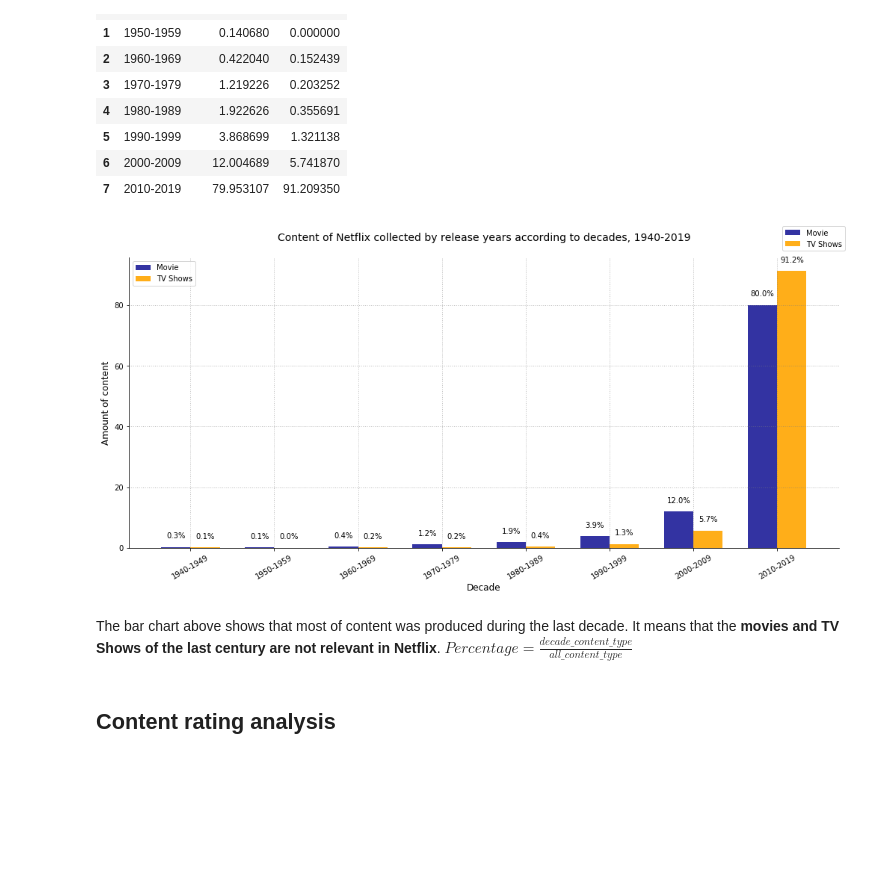
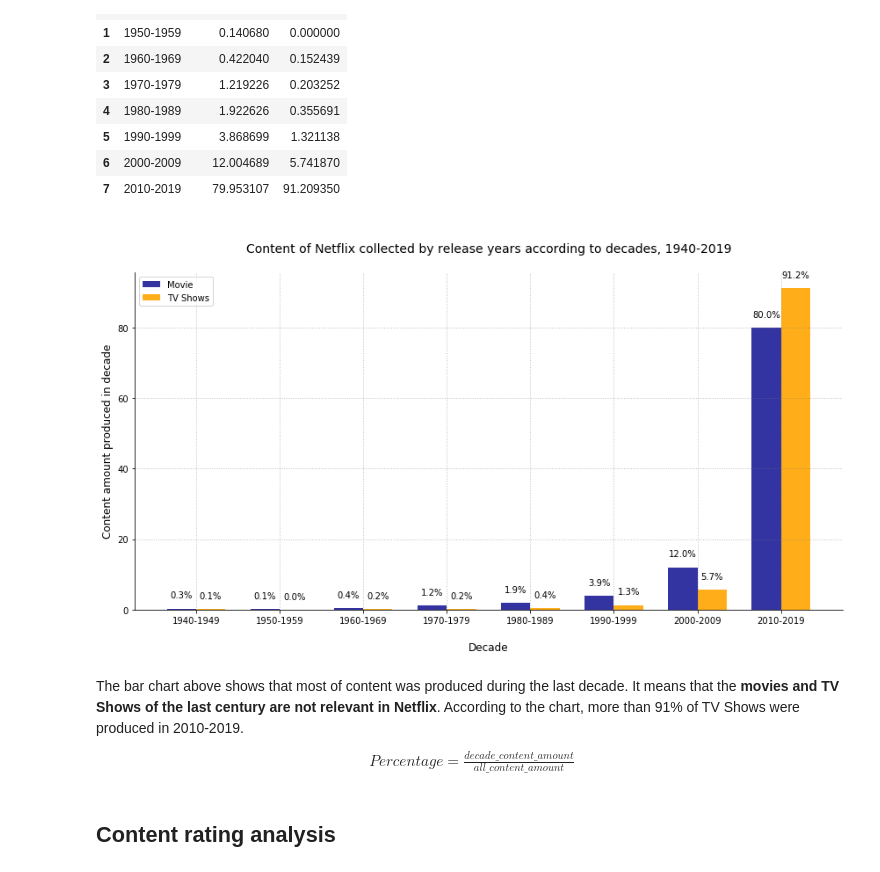
Before and after one commit to integra-dev/ml-practice, a Jupyter notebook: netflix/netflix_processing.ipynb, the cells around one changed output. Drawn from its saved outputs; the diff is of its cells as text; code cells hidden in the pictures; blank space fills up the shorter version.

```diff
--- a/netflix/netflix_processing.ipynb
+++ b/netflix/netflix_processing.ipynb
@@ -76,7 +76,7 @@ plt.show()
 trends_df = pd.DataFrame()
 
 # show statistics for the 30 years
-trends_df['year'] = np.sort(nt_df[nt_df.date_added.dt.year >= 2000].date_added.dt.year.unique())
+trends_df['year'] = np.sort(nt_df[nt_df.date_added.dt.year >= 1990].date_added.dt.year.unique())
 movie_count = []
 tv_count = []
 
@@ -129,15 +145,15 @@ def autolabel(rects):
         height = rect.get_height()
         ax.annotate('{:.0f}'.format(height),   # to int fopm float
                     xy=(rect.get_x() + rect.get_width() / 2, height),
-                    xytext=(0, 10),  # 10 points vertical offset
+                    xytext=(0, 7),  # 10 points vertical offset
                     textcoords="offset points",
                     ha='center', va='bottom')
 
-diff_df = trends_df.diff()
+diff_df = growth_df
 
-labels = trends_df['year'][1:-1]
+labels = growth_df['year']
 x = np.arange(len(labels))  # the label locations
-width = 0.25  # the width of the bars
+width = 0.4  # the width of the bars
 
 fig, ax = plt.subplots()
 fig.set_size_inches(12, 8, forward=True)
@@ -145,18 +161,18 @@ fig.gca().spines['top'].set_visible(False)
 fig.gca().spines['right'].set_visible(False)
 
 fig.gca().set_xlabel('Year')
-fig.gca().set_ylabel('Annual growth')
+# fig.gca().set_ylabel('Amount by the beginning of year')
 
 ax.grid(b=True, color='gray', alpha=0.5, linestyle='dotted', linewidth=1)
 
-movie_rect = ax.bar(x - width/2, diff_df['movie_count'][1:-1],
-                    width, label='Movie', color='darkblue', alpha=0.8)
-tv_rect = ax.bar(x + width/2, diff_df['tv_count'][1:-1],
-                 width, label='TV Shows', color='orange')
+movie_rect = ax.bar(x - width/2, growth_df['movie_count'],
+                    width, label='Movie', color='darkblue', alpha=0.4)
+tv_rect = ax.bar(x + width/2, growth_df['tv_count'],
+                 width, label='TV Shows', color='xkcd:orange', alpha=0.6)
 
 # Add some text for labels, title and custom x-axis tick labels, etc.
-ax.set_ylabel('Growth')
-ax.set_title('Annual difference of content added in Netflix\n', fontsize=15)
+ax.set_ylabel('Amount by the beginning of year\n')
+ax.set_title('The number of movies and TV Shows in Netflix by the beginning of year\n', fontsize=15)
 ax.set_xticks(x)
 ax.set_xticklabels(labels)
 ax.legend()
@@ -238,44 +254,42 @@ def autolabel(rects):
                     textcoords="offset points",
                     ha='center', va='bottom')
 
 labels = release_year_df['period']
-colors = list(np.random.choice(range(256), size=len(labels)))
 
 x = np.arange(len(labels))  # the label locations
 width = 0.35  # the width of the bars
 
 fig, ax = plt.subplots()
-fig.set_size_inches(14, 7, forward=True)
+fig.set_size_inches(12, 7, forward=True)
 fig.gca().spines['top'].set_visible(False)
 fig.gca().spines['right'].set_visible(False)
 
-fig.gca().set_xlabel('Decade', fontsize=12)
-fig.gca().set_ylabel('Content amount produced in decade')
+fig.gca().set_xlabel('\nDecade', fontsize=12)
 
 ax.grid(b=True, color='gray', alpha=0.5, linestyle='dotted', linewidth=1)
 
 movie_rect = ax.bar(x - width/2, np.round(release_year_df['movie_count'], 1),
                     width, label='Movie', color='darkblue', alpha=0.8)
 tv_rect = ax.bar(x + width/2, np.round(release_year_df['tv_count'], 1),
                  width, label='TV Shows', color='orange', alpha=0.9)
 
-ax.set_ylabel('Amount of content', fontsize=12)
-ax.set_title('Content of Netflix collected by release years according to decades, ' + str(min(periods)) + '-' + str(max(periods) - 1) + '\n', fontsize=14)
+ax.set_ylabel('Content amount produced in decade', fontsize=12)
+ax.set_title('\nContent of Netflix collected by release years according to decades, ' + str(min(periods)) + '-' + str(max(periods) - 1) + '\n', fontsize=14)
 ax.set_xticks(x)
-ax.set_xticklabels(labels, rotation=30)
+ax.set_xticklabels(labels, rotation=0)
 ax.legend()
 
 autolabel(movie_rect)
 autolabel(tv_rect)
 
-fig.legend()
 fig.tight_layout()
+plt.legend()
 
 plt.show()
 # %% [output]
-[figure, old version]
+[figure, new version]
 # %% [markdown]
-The bar chart above shows that most of content was produced during the last decade. It means that the __movies and TV Shows of the last century are not relevant in Netflix__. $Percentage=\frac{decade\_content\_type}{all\_content\_type}$
+The bar chart above shows that most of content was produced during the last decade. It means that the __movies and TV Shows of the last century are not relevant in Netflix__. According to the chart, more than 91% of TV Shows  were produced in 2010-2019. <center>$Percentage=\frac{decade\_content\_amount}{all\_content\_amount}$</center>
 # %% [markdown]
 ## Content rating analysis
 # %% [markdown]
```
Also changed, not shown: parts of 45 cells of this notebook.
